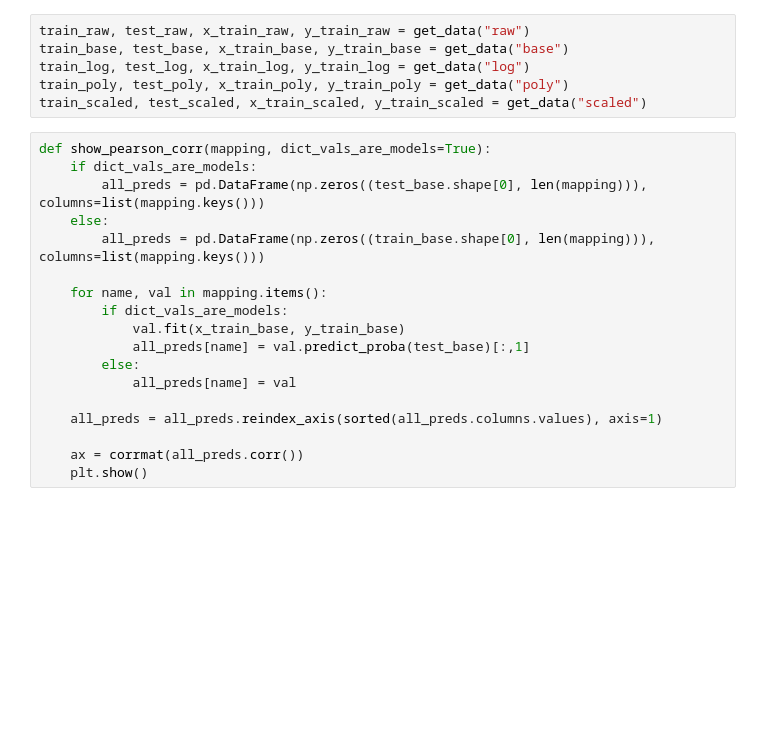
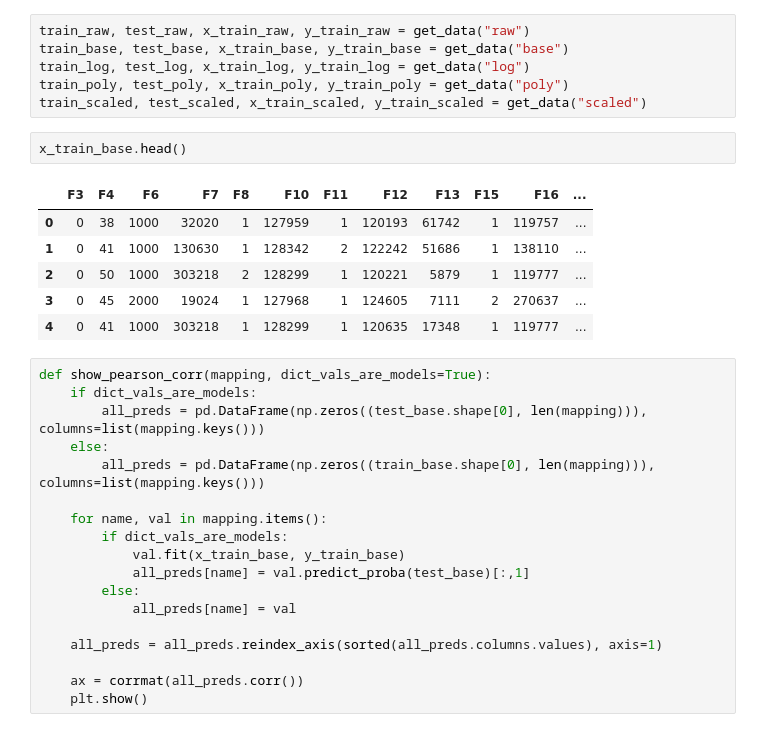
Before and after one commit to JulianDomingo/kaggle_ee379k, a Jupyter notebook: layer_1_models.ipynb, the cells around one changed output. Saved outputs shown, nothing was run; the diff lists cells and outputs as text; blank space fills up the shorter version.

```diff
--- a/layer_1_models.ipynb
+++ b/layer_1_models.ipynb
@@ -79,6 +81,15 @@ train_base, test_base, x_train_base, y_train_base = get_data("base")
 train_log, test_log, x_train_log, y_train_log = get_data("log")
 train_poly, test_poly, x_train_poly, y_train_poly = get_data("poly")
 train_scaled, test_scaled, x_train_scaled, y_train_scaled = get_data("scaled")
+# %%
+x_train_base.head()
+# %% [output]
+|  | F3 | F4 | F6 | F7 | F8 | F10 | F11 | F12 | F13 | F15 | F16 | ... |
+| 0 | 0 | 38 | 1000 | 32020 | 1 | 127959 | 1 | 120193 | 61742 | 1 | 119757 | ... |
+| 1 | 0 | 41 | 1000 | 130630 | 1 | 128342 | 2 | 122242 | 51686 | 1 | 138110 | ... |
+| 2 | 0 | 50 | 1000 | 303218 | 2 | 128299 | 1 | 120221 | 5879 | 1 | 119777 | ... |
+| 3 | 0 | 45 | 2000 | 19024 | 1 | 127968 | 1 | 124605 | 7111 | 2 | 270637 | ... |
+| 4 | 0 | 41 | 1000 | 303218 | 1 | 128299 | 1 | 120635 | 17348 | 1 | 119777 | ... |
 # %%
 def show_pearson_corr(mapping, dict_vals_are_models=True):
     if dict_vals_are_models:
```
Also changed, not shown: parts of 1 cell of this notebook, 2 other files.
